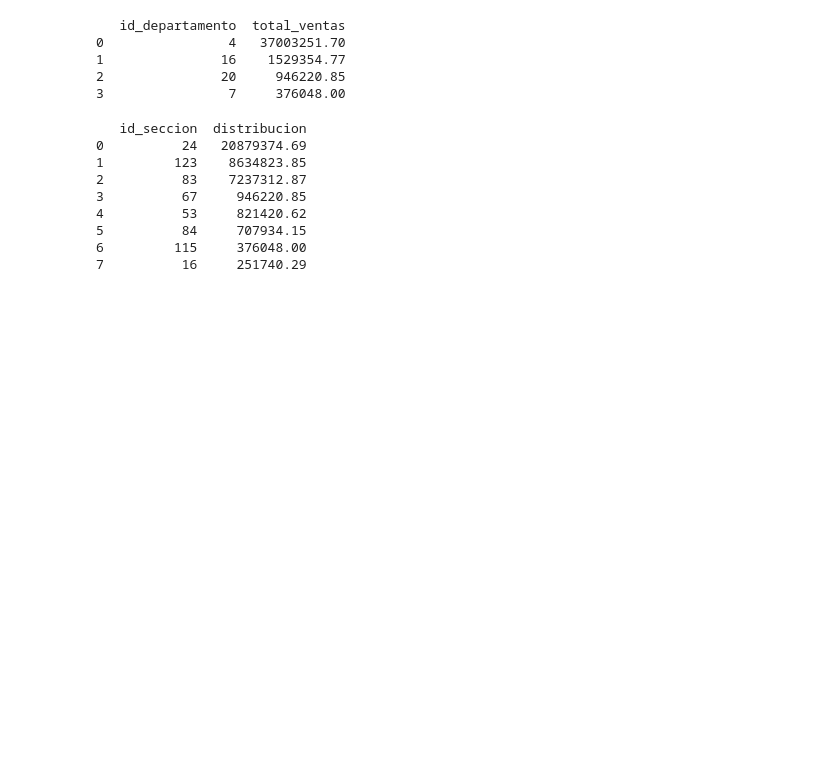
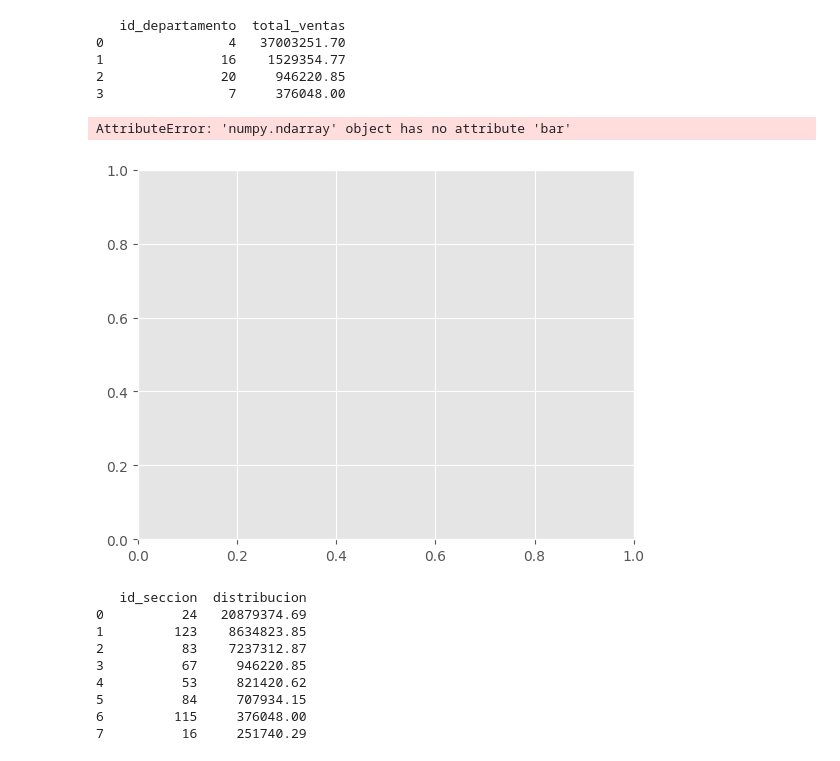
Before and after one commit to boteroh/extractSQL, a Jupyter notebook: datosSql.ipynb, the cells around one changed output. Saved outputs shown, nothing was run; the diff lists cells and outputs as text; code cells hidden in the pictures; blank space fills up the shorter version.

Commit message:
Create charts

```diff
--- a/datosSql.ipynb
+++ b/datosSql.ipynb
@@ -83,6 +117,15 @@ print(departments)
 1               16    1529354.77
 2               20     946220.85
 3                7     376048.00
+# %%
+# Create graph
+fig, axs = plt.subplots()
+
+# Create the bar chart
+bars = ax.bar(trend_sales['id_departamento'], trend_sales['total_ventas'], width=0.7)
+# %% [output]
+AttributeError: 'numpy.ndarray' object has no attribute 'bar'
+[figure, added]
 # %%
 # Sales distribution --> 4
 distribution = pd.read_sql_query("""
```
Also changed, not shown: parts of 2 cells of this notebook.
